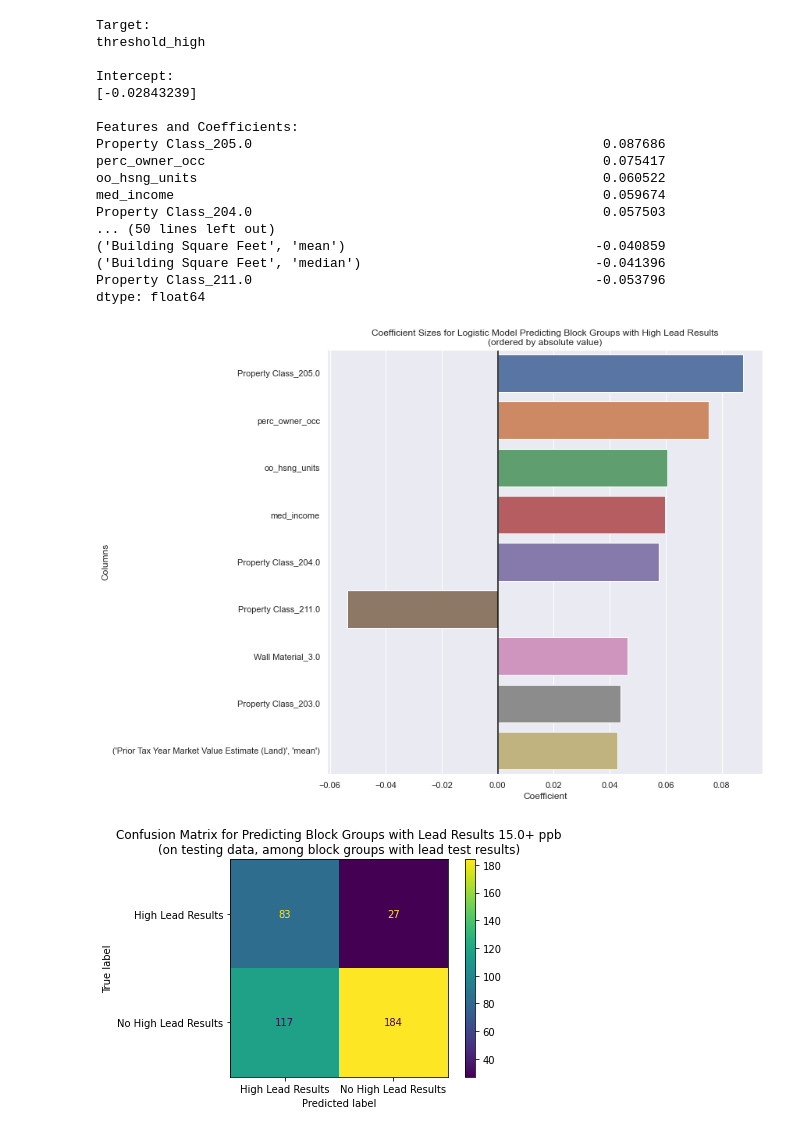
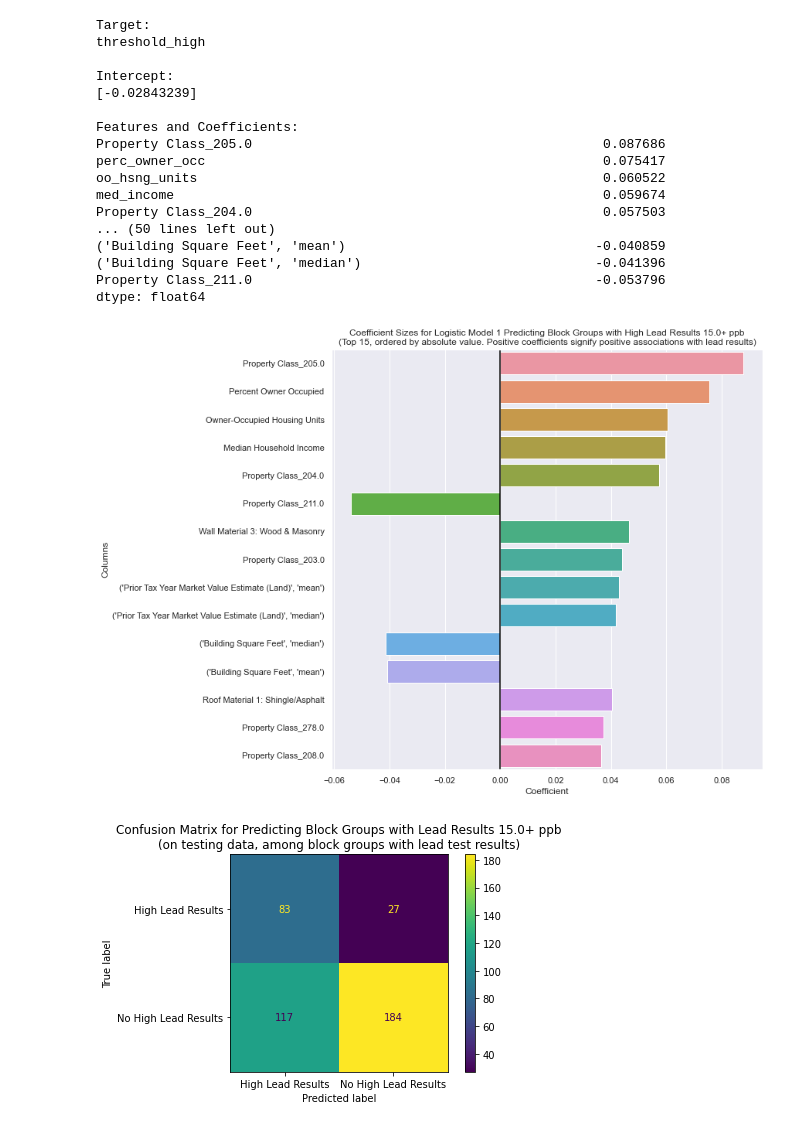
Before and after one commit to vbalza/chicago_water_lead, a Jupyter notebook: Logistic Model.ipynb, the cells around one changed output. Saved outputs shown, nothing was run; the diff lists cells and outputs as text; code cells hidden in the pictures.

```diff
--- a/Logistic Model.ipynb
+++ b/Logistic Model.ipynb
@@ -225,26 +232,27 @@ Property Class_204.0                                             0.057503
 ('Building Square Feet', 'median')                              -0.041396
 Property Class_211.0                                            -0.053796
 dtype: float64
-# %%
-import matplotlib.pyplot as plt # Don't overwrite plt !
-import seaborn as sns
-%matplotlib inline
-sns.set_theme()
-
-coef = (pd.DataFrame(best_model_high.coef_.reshape(-1,1))
-        .rename(columns={0:'Coefficient'})
-        .join(pd.Series(training_high_x.columns).rename('Columns')))
-coef['Abs'] = abs(coef['Coefficient'])
-coef = coef.sort_values('Abs', ascending=False).iloc[0:9]
-coef
-
-plt.figure(figsize=(10,10))
-sns.barplot(data=coef, x='Coefficient', y='Columns')
-plt.title('Coefficient Sizes for Logistic Model Predicting Block Groups with High Lead Results' +
-         '\n(ordered by absolute value)')
-# plt.plot(0, "-")
-plt.axvline(x=0, ymin=0, ymax=1, color='black')
-plt.show()
-# %% [output]
-[figure, removed]
+# %%
+coef = (pd.DataFrame(best_model_high.coef_.reshape(-1,1))
+        .rename(columns={0:'Coefficient'})
+        .join(pd.Series(training_high_x.columns).rename('Columns')))
+coef['Abs'] = abs(coef['Coefficient'])
+coef = coef.sort_values('Abs', ascending=False).iloc[0:15]
+coef.replace({
+    'perc_owner_occ': 'Percent Owner Occupied',
+    'oo_hsng_units': 'Owner-Occupied Housing Units',
+    'med_income': 'Median Household Income',
+    'Wall Material_3.0': 'Wall Material 3: Wood & Masonry',
+    'Roof Material_1.0': 'Roof Material 1: Shingle/Asphalt'
+}, inplace=True)
+
+plt.figure(figsize=(10,10))
+sns.barplot(data=coef, x='Coefficient', y='Columns')
+plt.title('Coefficient Sizes for Logistic Model 1 Predicting Block Groups with High Lead Results 15.0+ ppb' +
+         '\n(Top 15, ordered by absolute value. Positive coefficients signify positive associations with lead results)')
+# plt.plot(0, "-")
+plt.axvline(x=0, ymin=0, ymax=1, color='black')
+plt.show()
+# %% [output]
+[figure, added]
 # %%
```
Also changed, not shown: parts of 21 cells of this notebook, 1 other file.
